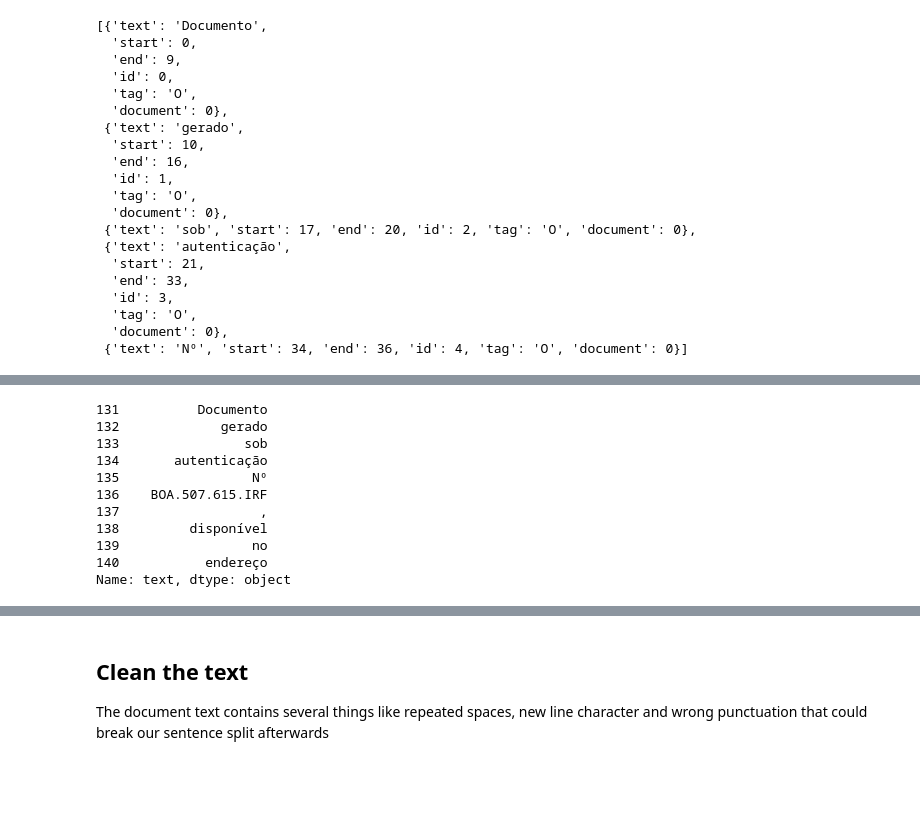
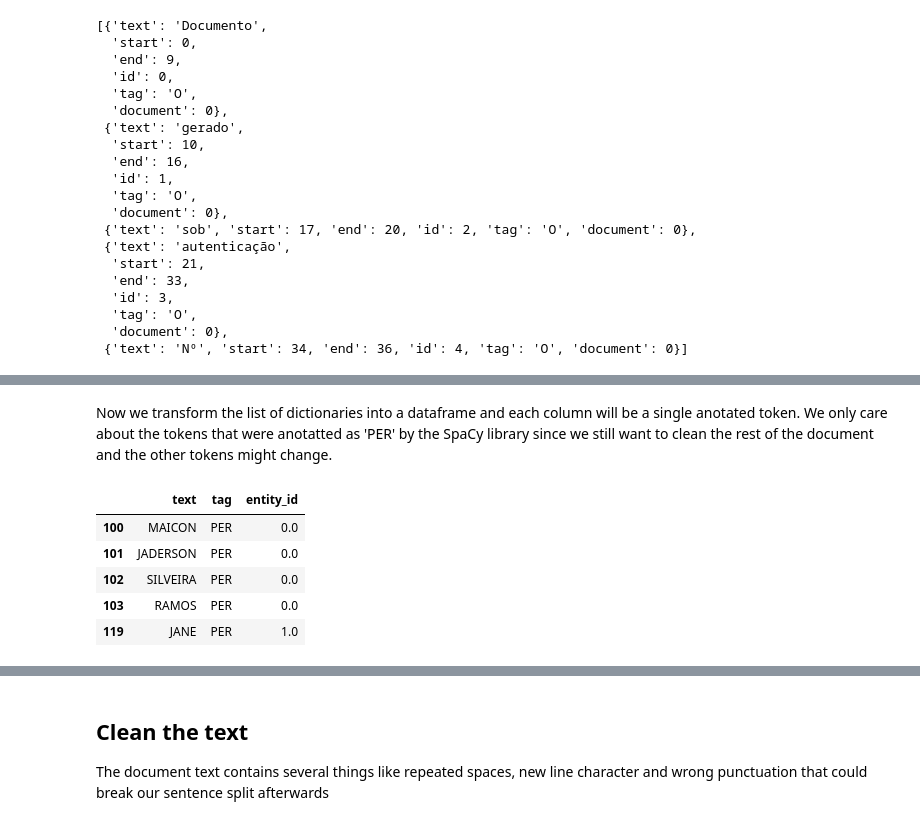
Before and after one commit to arthurziegler/ner-using-bert, a Jupyter notebook: BERT_Experiment/bert_ner_test.ipynb, the cells around one changed output, grey strips where cells are left out. Saved outputs shown, nothing was run; the diff lists cells and outputs as text; code cells hidden in the pictures; blank space fills up the shorter version.

```diff
--- a/BERT_Experiment/bert_ner_test.ipynb
+++ b/BERT_Experiment/bert_ner_test.ipynb
@@ -74,0 +57,24 @@ for index, document in formatted_dataset.iterrows():
+# %%
+entity_id = 0
+
+#Loop through each document
+for index, document in annotated_data.iterrows():
+    entity_tokens = {}
+
+    #In each entity on the 'spans' column we populate a dictionary with the id of the tokens and the entity they belong to
+    for entity in document['spans']:
+        for token_id in range(entity['token_start'], entity['token_end'] + 1, 1):
+            entity_tokens[token_id] = entity_id
+        entity_id += 1
+
+    #For each token in the 'tokens' column we give them the PER tag if they belong to an entity and tag the ID of the entity they belong to. We also tag the document ID.
+    for token in document['tokens']:
+        if token['id'] in entity_tokens:
+            token['tag'] = 'PER'
+            token['entity_id'] = entity_tokens[token['id']]
+        else:
+            token['tag'] = 'O'
+
+        token['document'] = index
+
+print(entity_tokens)
@@ -104,5 +115,5 @@ formatted_dataset['tokens'][0][0:5]
 # %%
-tagged_tokens = formatted_dataset['tokens'].to_numpy()
+tagged_tokens = annotated_data['tokens'].to_numpy()
 
 token_dict_list = []
 for index, dict_list in enumerate(tagged_tokens):
@@ -132,18 +148,15 @@ token_dict_list[0:4]
+# %% [markdown]
+Now we transform the list of dictionaries into a dataframe and each column will be a single anotated token. We only care about the tokens that were anotatted as 'PER' by the SpaCy library since we still want to clean the rest of the document and the other tokens might change.
 # %%
 pd.options.display.max_rows = None
 token_df = pd.DataFrame(token_dict_list)
 
-#token_df[token_df['tag'] == 'PER'].head(200)
-token_df[token_df['document'] == 1]['text'][0:10]
+token_df = token_df[token_df['tag'] == 'PER'].drop(columns = ['start', 'end', 'id', 'document'])
+token_df.head()
 # %% [output]
-131          Documento
-132             gerado
-133                sob
-134       autenticação
-135                 Nº
-136    BOA.507.615.IRF
-137                  ,
-138         disponível
-139                 no
-140           endereço
-Name: text, dtype: object
+|  | text | tag | entity_id |
+| 100 | MAICON | PER | 0.0 |
+| 101 | JADERSON | PER | 0.0 |
+| 102 | SILVEIRA | PER | 0.0 |
+| 103 | RAMOS | PER | 0.0 |
+| 119 | JANE | PER | 1.0 |
```
Also changed, not shown: parts of 30 cells of this notebook.
